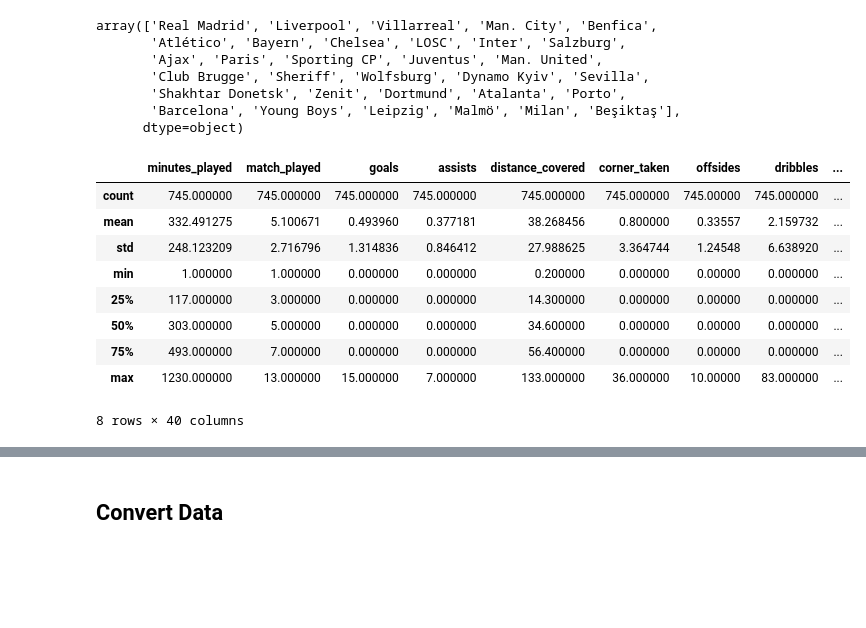
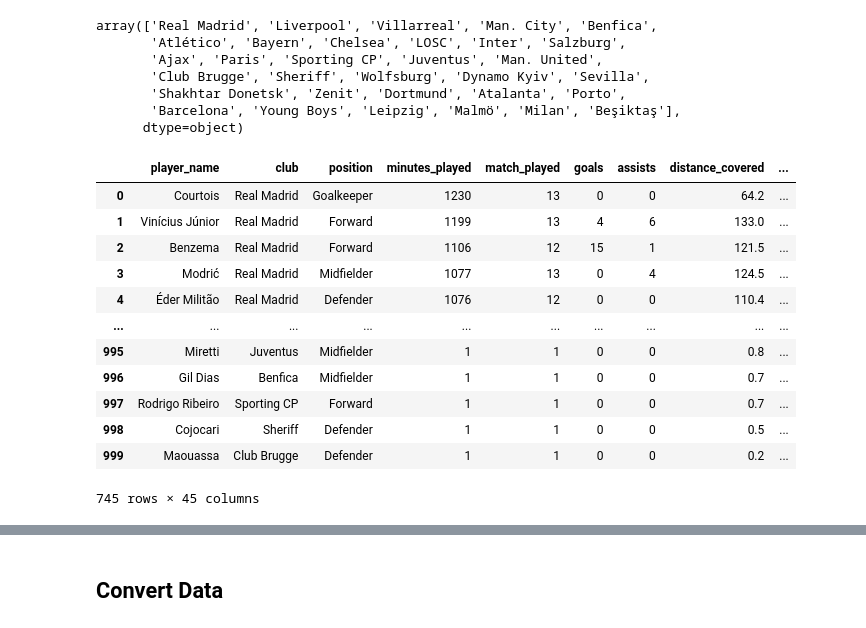
Before and after one commit to sulemanbasit/UCL21-22_MVP, a Jupyter notebook: clean_n_convert.ipynb, the cells around one changed output, grey strips where cells are left out. Saved outputs shown, nothing was run; the diff lists cells and outputs as text; code cells hidden in the pictures; blank space fills up the shorter version.

```diff
--- a/clean_n_convert.ipynb
+++ b/clean_n_convert.ipynb
@@ -89,9 +89,9 @@ array(['Real Madrid', 'Liverpool', 'Villarreal', 'Man. City', 'Benfica',
 # Champions League stages mapping
 champions_league_stages = {
     "Group Stage": ["Leipzig", "Club Brugge", "Porto", "Milan", "Dortmund", "Beşiktaş", "Sheriff",
-                    "Shakhtar Donetsk", "Barcelona", "Dynamo Kyiv", "Atlanta", "Young Boys",
-                    "Sevilla", "Wolfburg", "Zenit", "Malmö"],
-    "Round of 16": ["Ajax", "Inter", "Juventus", "Salzburg", "Man. United", "LOSC", "Paris"],
+                    "Shakhtar Donetsk", "Barcelona", "Dynamo Kyiv", "Atalanta", "Young Boys",
+                    "Sevilla", "Wolfsburg", "Zenit", "Malmö"],
+    "Round of 16": ["Ajax", "Inter", "Sporting CP", "Juventus", "Salzburg", "Man. United", "LOSC", "Paris"],
     "Quarter Finals": ["Benfica", "Bayern", "Atlético", "Chelsea"],
     "Semi Finals": ["Villarreal", "Man. City"],
     "Finals": ["Liverpool"],
@@ -109,15 +109,18 @@ def get_cl_stage(club):
 clean_filled_player_data["Champions_League_Stage"] = clean_filled_player_data["club"].apply(get_cl_stage)
 club_data["Champions_League_Stage"] = club_data['club'].apply(get_cl_stage)
 # %%
-clean_filled_player_data.describe()
+clean_filled_player_data
 # %% [output]
-|  | minutes_played | match_played | goals | assists | distance_covered | corner_taken | offsides | dribbles | ... |
-| count | 745.000000 | 745.000000 | 745.000000 | 745.000000 | 745.000000 | 745.000000 | 745.00000 | 745.000000 | ... |
-| mean | 332.491275 | 5.100671 | 0.493960 | 0.377181 | 38.268456 | 0.800000 | 0.33557 | 2.159732 | ... |
-| std | 248.123209 | 2.716796 | 1.314836 | 0.846412 | 27.988625 | 3.364744 | 1.24548 | 6.638920 | ... |
-| min | 1.000000 | 1.000000 | 0.000000 | 0.000000 | 0.200000 | 0.000000 | 0.00000 | 0.000000 | ... |
-| 25% | 117.000000 | 3.000000 | 0.000000 | 0.000000 | 14.300000 | 0.000000 | 0.00000 | 0.000000 | ... |
-| 50% | 303.000000 | 5.000000 | 0.000000 | 0.000000 | 34.600000 | 0.000000 | 0.00000 | 0.000000 | ... |
-| 75% | 493.000000 | 7.000000 | 0.000000 | 0.000000 | 56.400000 | 0.000000 | 0.00000 | 0.000000 | ... |
-| max | 1230.000000 | 13.000000 | 15.000000 | 7.000000 | 133.000000 | 36.000000 | 10.00000 | 83.000000 | ... |
+|  | player_name | club | position | minutes_played | match_played | goals | assists | distance_covered | ... |
+| 0 | Courtois | Real Madrid | Goalkeeper | 1230 | 13 | 0 | 0 | 64.2 | ... |
+| 1 | Vinícius Júnior | Real Madrid | Forward | 1199 | 13 | 4 | 6 | 133.0 | ... |
+| 2 | Benzema | Real Madrid | Forward | 1106 | 12 | 15 | 1 | 121.5 | ... |
+| 3 | Modrić | Real Madrid | Midfielder | 1077 | 13 | 0 | 4 | 124.5 | ... |
+| 4 | Éder Militão | Real Madrid | Defender | 1076 | 12 | 0 | 0 | 110.4 | ... |
+| ... | ... | ... | ... | ... | ... | ... | ... | ... | ... |
+| 995 | Miretti | Juventus | Midfielder | 1 | 1 | 0 | 0 | 0.8 | ... |
+| 996 | Gil Dias | Benfica | Midfielder | 1 | 1 | 0 | 0 | 0.7 | ... |
+| 997 | Rodrigo Ribeiro | Sporting CP | Forward | 1 | 1 | 0 | 0 | 0.7 | ... |
+| 998 | Cojocari | Sheriff | Defender | 1 | 1 | 0 | 0 | 0.5 | ... |
+| 999 | Maouassa | Club Brugge | Defender | 1 | 1 | 0 | 0 | 0.2 | ... |
-8 rows × 40 columns
+745 rows × 45 columns
```
Also changed, not shown: parts of 11 cells of this notebook.
